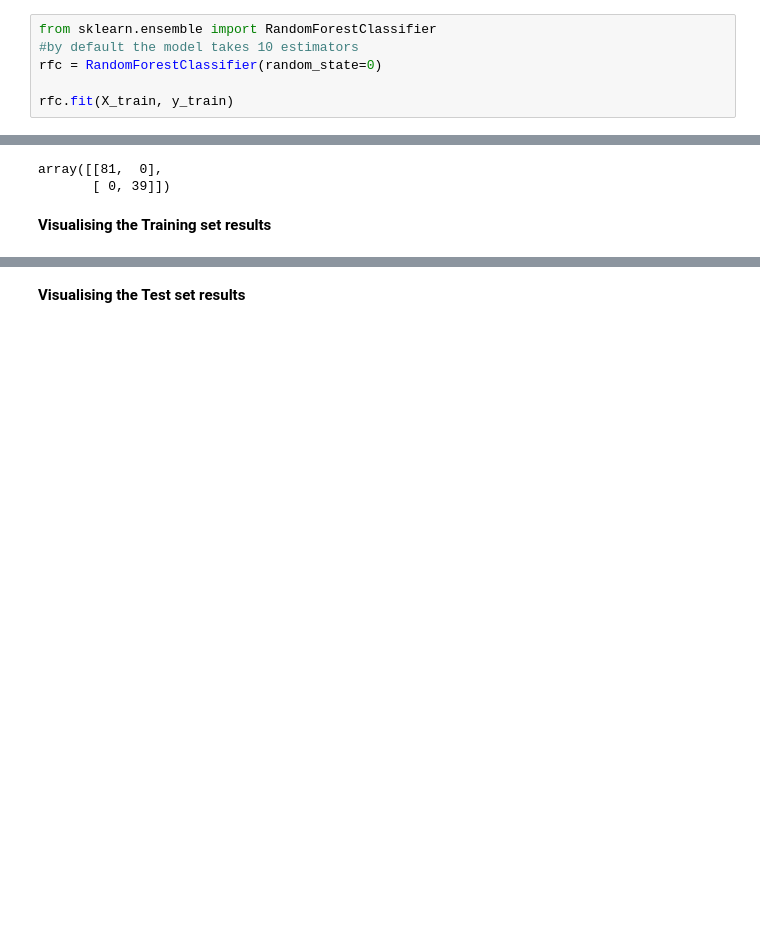
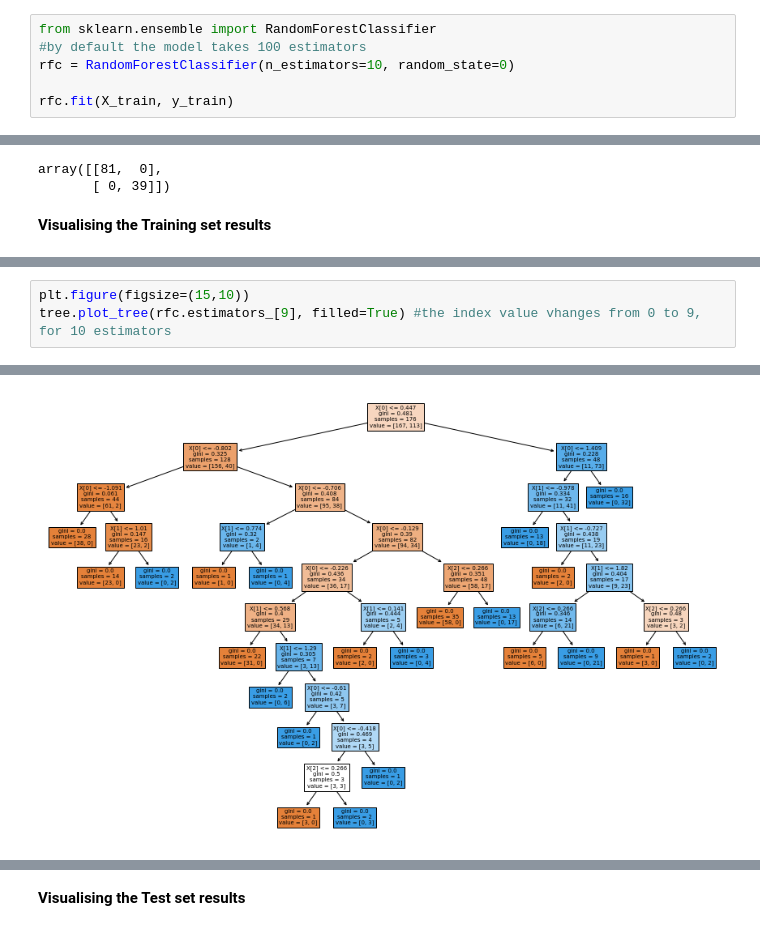
Before and after one commit to basangoudapatil/Task-7-1, a Jupyter notebook: Random_Forest_Assignment16.ipynb, the cells around one changed output, grey strips where cells are left out. Drawn from its saved outputs; the diff is of its cells as text; blank space fills up the shorter version.

```diff
--- a/Random_Forest_Assignment16.ipynb
+++ b/Random_Forest_Assignment16.ipynb
@@ -83,8 +83,8 @@ X_test = scaler.transform(X_test)
 **Fitting Random Forest to the Training set**
 # %%
 from sklearn.ensemble import RandomForestClassifier
-#by default the model takes 10 estimators
-rfc = RandomForestClassifier(random_state=0)
+#by default the model takes 100 estimators
+rfc = RandomForestClassifier(n_estimators=10, random_state=0)
 
 rfc.fit(X_train, y_train)
 # %% [output]
@@ -129,0 +145,4 @@ array([[81,  0],
+# %%
+plt.figure(figsize=(15,10))
+tree.plot_tree(rfc.estimators_[9], filled=True) #the index value vhanges from 0 to 9, for 10 estimators
+# %% [output]
@@ -129,0 +166 @@ array([[81,  0],
+[figure, added]
```
Also changed, not shown: parts of 8 cells of this notebook.
